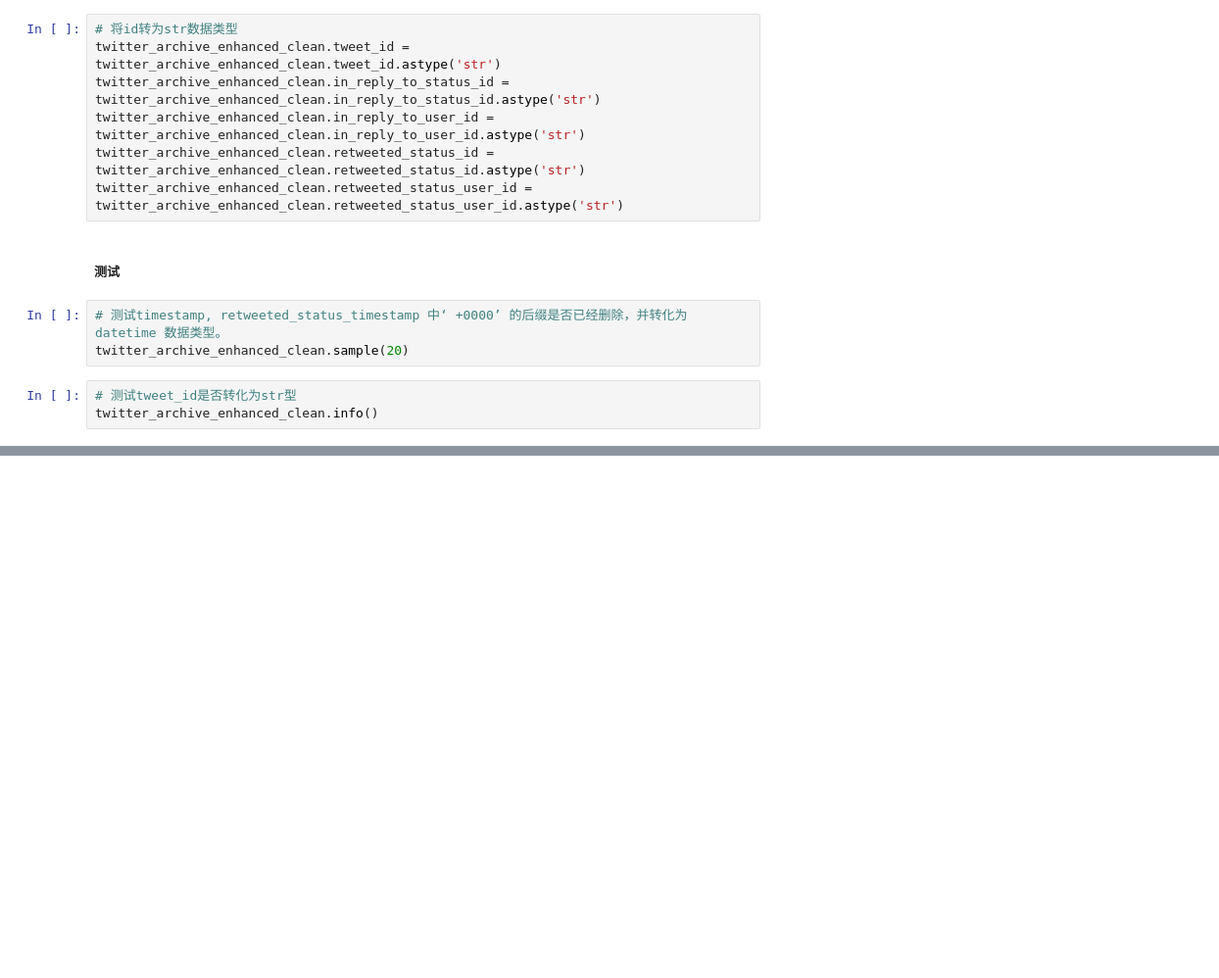
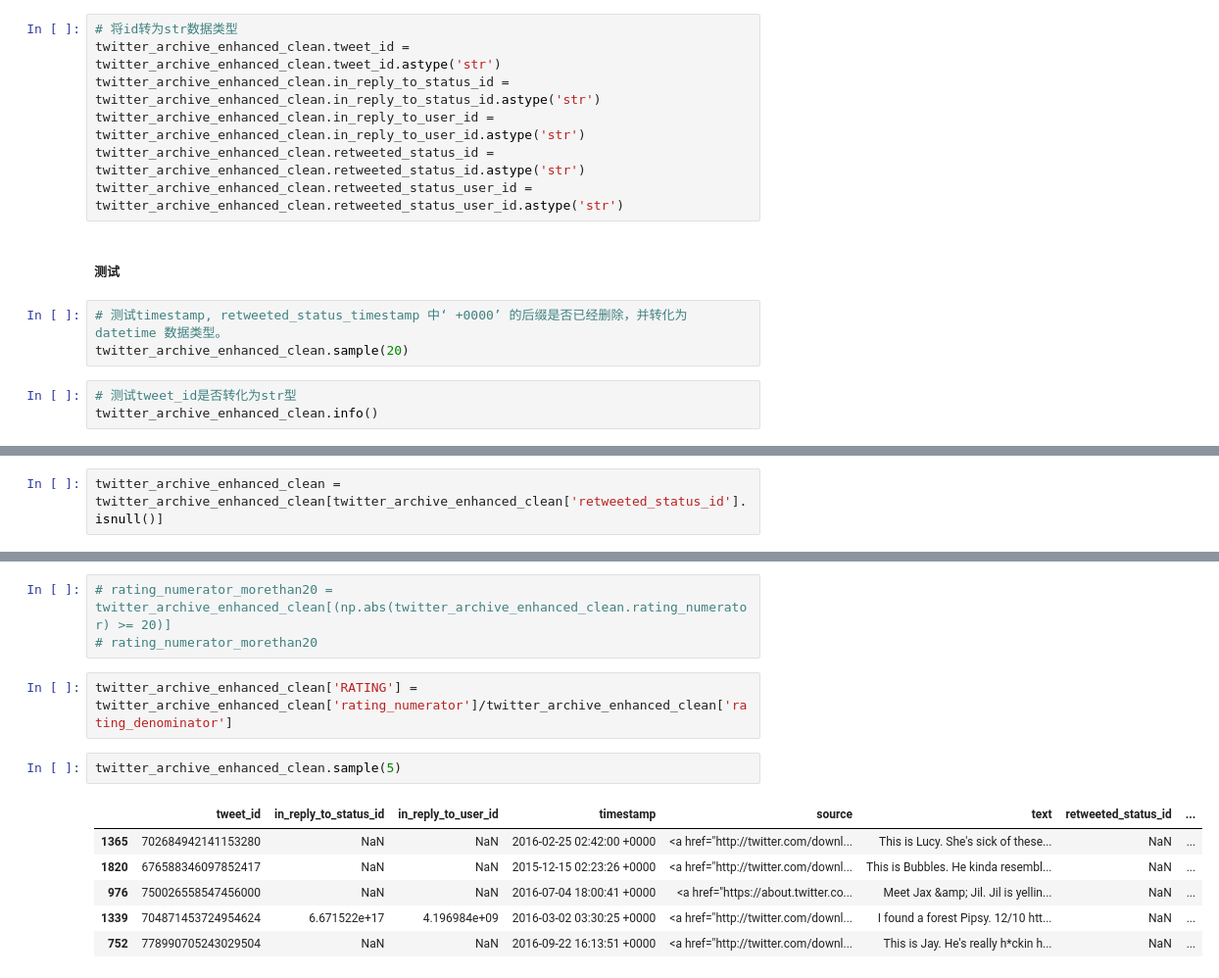
Before and after one commit to flamever2015/Udacity_Data_Science-p2, a Jupyter notebook: wrangle_act.ipynb, the cells around one changed output, grey strips where cells are left out. Shown at 98% size. Saved outputs shown, nothing was run; the diff lists cells and outputs as text; blank space fills up the shorter version.

```diff
--- a/wrangle_act.ipynb
+++ b/wrangle_act.ipynb
@@ -431,0 +482,2 @@ twitter_archive_enhanced_clean.info()
+# %%
+twitter_archive_enhanced_clean = twitter_archive_enhanced_clean[twitter_archive_enhanced_clean['retweeted_status_id'].isnull()]
@@ -431,0 +495,14 @@ twitter_archive_enhanced_clean.info()
+# %%
+# rating_numerator_morethan20 = twitter_archive_enhanced_clean[(np.abs(twitter_archive_enhanced_clean.rating_numerator) >= 20)]
+# rating_numerator_morethan20
+# %%
+twitter_archive_enhanced_clean['RATING'] = twitter_archive_enhanced_clean['rating_numerator']/twitter_archive_enhanced_clean['rating_denominator']
+# %%
+twitter_archive_enhanced_clean.sample(5)
+# %% [output]
+|  | tweet_id | in_reply_to_status_id | in_reply_to_user_id | timestamp | source | text | retweeted_status_id | ... |
+| 1365 | 702684942141153280 | NaN | NaN | 2016-02-25 02:42:00 +0000 | <a href="http://twitter.com/downl... | This is Lucy. She's sick of these... | NaN | ... |
+| 1820 | 676588346097852417 | NaN | NaN | 2015-12-15 02:23:26 +0000 | <a href="http://twitter.com/downl... | This is Bubbles. He kinda resembl... | NaN | ... |
+| 976 | 750026558547456000 | NaN | NaN | 2016-07-04 18:00:41 +0000 | <a href="https://about.twitter.co... | Meet Jax &amp; Jil. Jil is yellin... | NaN | ... |
+| 1339 | 704871453724954624 | 6.671522e+17 | 4.196984e+09 | 2016-03-02 03:30:25 +0000 | <a href="http://twitter.com/downl... | I found a forest Pipsy. 12/10 htt... | NaN | ... |
+| 752 | 778990705243029504 | NaN | NaN | 2016-09-22 16:13:51 +0000 | <a href="http://twitter.com/downl... | This is Jay. He's really h*ckin h... | NaN | ... |
```
Also changed, not shown: parts of 12 cells of this notebook, 1 other file.
